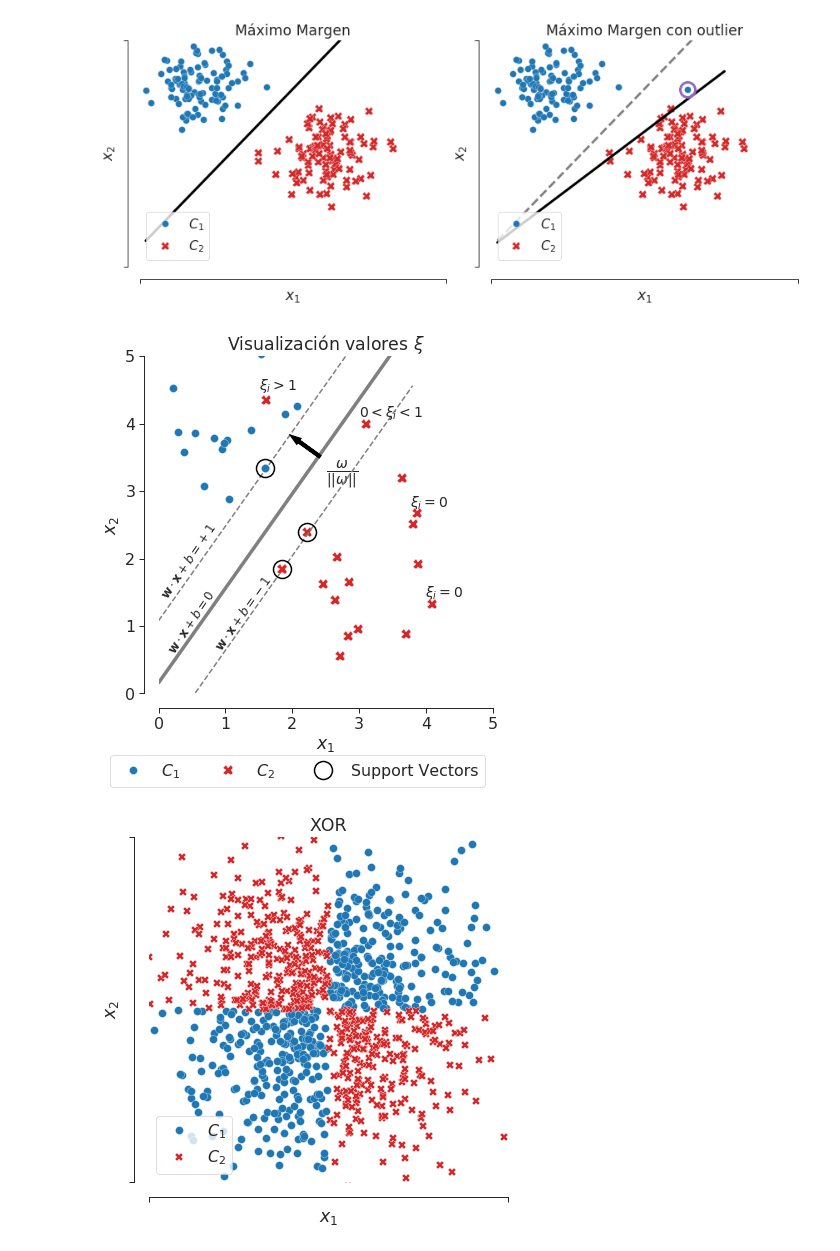
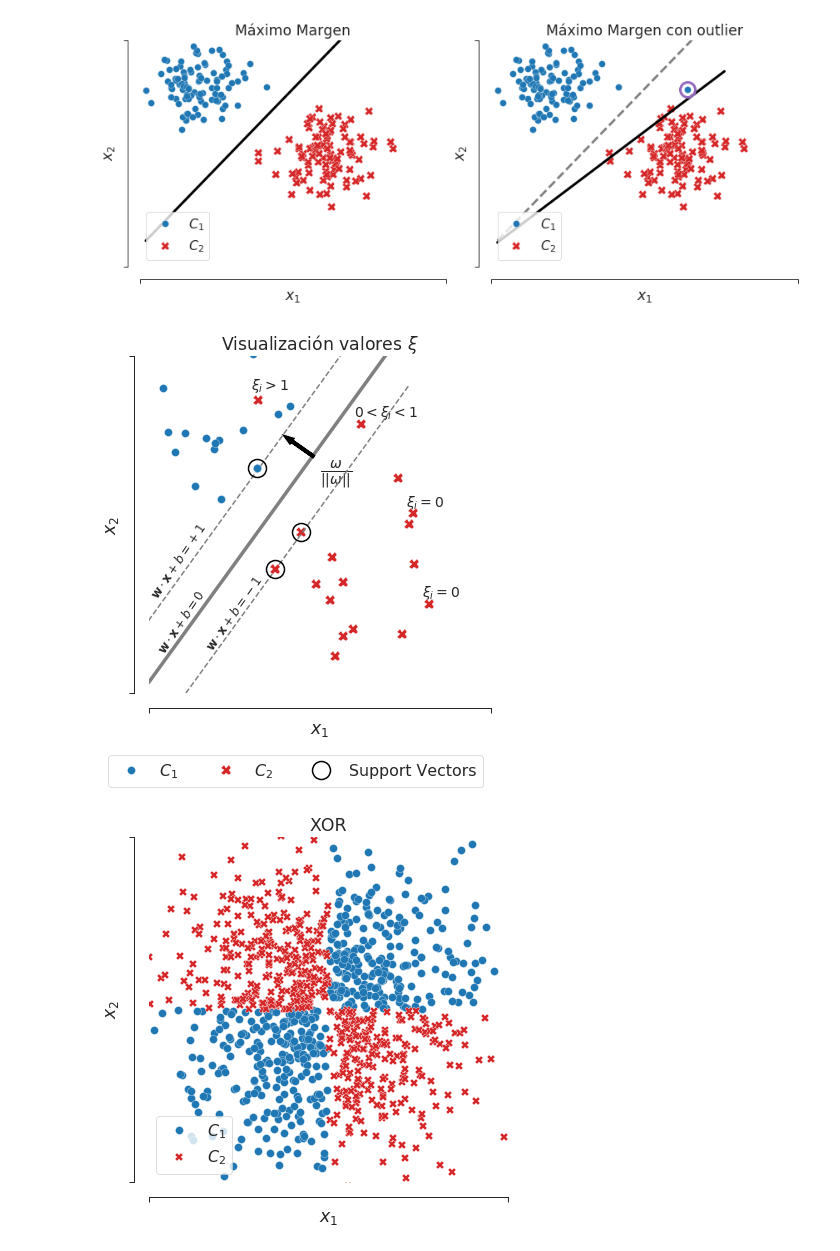
Before and after one commit to GAMES-UChile/Curso-Aprendizaje-de-Maquinas, a Jupyter notebook: Figuras.ipynb, the cells around one changed output. Drawn from its saved outputs; the diff is of its cells as text; code cells hidden in the pictures.

```diff
--- a/Figuras.ipynb
+++ b/Figuras.ipynb
@@ -690,36 +690,36 @@ plt.text(lin[12] + .1, lin[12] * a2 + (1.08 - 0.76) / 2 - .3,
 plt.text(x[y==1, 0][11] - .1, x[y==1, 1][11] + .1, r'$\xi_{i} = 0$', fontsize=14, fontweight='bold', zorder=1)
 plt.text(x[y==1, 0][5] - .1, x[y==1, 1][5] + .1, r'$\xi_{i} = 0$', fontsize=14, fontweight='bold', zorder=1)
 
 
 plt.plot(3.1, 4, 'X', markeredgecolor='w', markeredgewidth=0.3, ms=10, c=sns.color_palette()[3])
 plt.text(3, 4.1, r'$0 < \xi_{i} < 1$', fontsize=14, fontweight='bold', zorder=3)
 
 plt.plot(1.6, 4.35, 'X', markeredgecolor='w', markeredgewidth=0.3, ms=10, c=sns.color_palette()[3])
 plt.text(1.5, 4.5, r'$\xi_{i} > 1$', fontsize=14, fontweight='bold', zorder=1)
 
 plt.text(0, 2.4, r'$\mathbf{w}\cdot \mathbf{x} + b = + 1$', fontsize=12, fontweight='bold', zorder=1, rotation=56)
 plt.text(.1, 1.4, r'$\mathbf{w}\cdot \mathbf{x} + b = 0$', fontsize=12, fontweight='bold', zorder=1, rotation=56)
 plt.text(.8, .6, r'$\mathbf{w}\cdot \mathbf{x} + b = - 1$', fontsize=12, fontweight='bold', zorder=1, rotation=55, ha='left', va='bottom')
 
 plt.xlim(0, 5)
 plt.ylim(0, 5)
 
-# plt.xticks([0, 5], labels=[])
-# plt.yticks([1, 5], labels=[])
+plt.xticks([0, 5], labels=[])
+plt.yticks([0, 5], labels=[])
 
 plt.xlabel(r'$x_1$')
 plt.ylabel(r'$x_2$')
 
 sns.despine(offset=15, trim=True)
 
 plt.legend(loc='lower right', bbox_to_anchor=(1, -.3), ncol=3)
 plt.title(r'Visualización valores $\xi$')
 
 plt.tight_layout()
 
 if savefigs: plt.savefig(out_path + prefix + 'max_margen3.pdf', bbox_inches='tight')
 # %% [output]
-[figure, old version]
+[figure, new version]
 # %%
 x, y = make_blobs(n_samples=1000, centers=[[0, 0]], cluster_std=.4)
 
```
Also changed, not shown: parts of 8 cells of this notebook, 10 other files.
